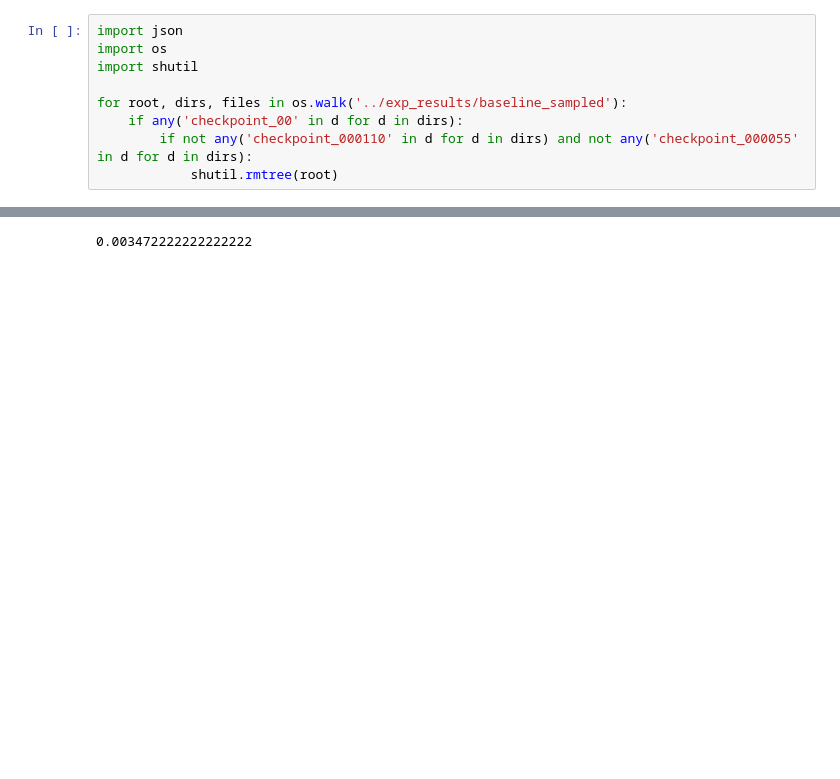
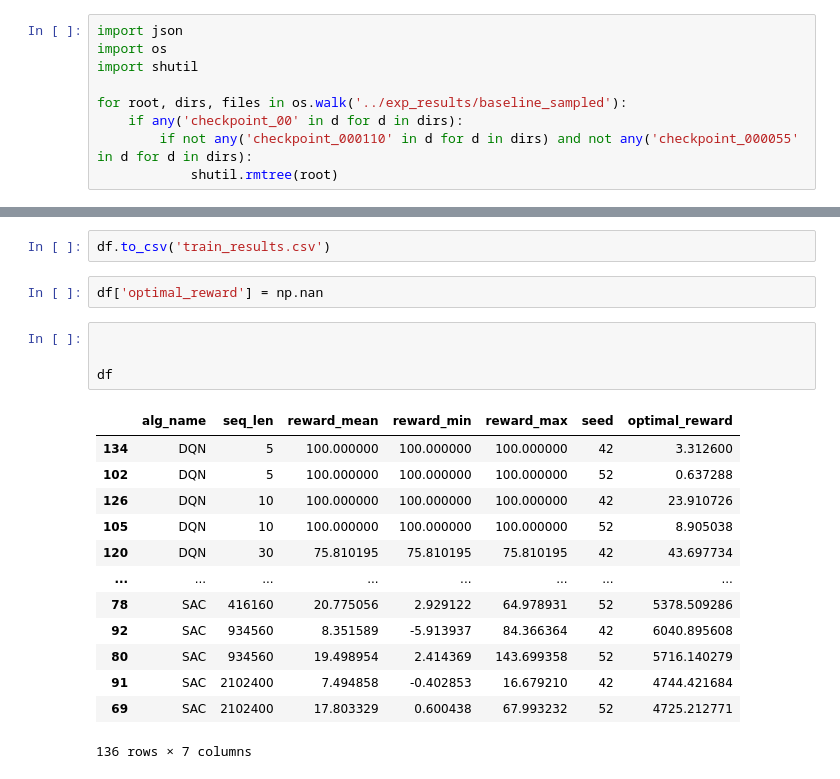
Before and after one commit to Fassty/diploma-thesis, a Jupyter notebook: notebooks/tensorboard_summarize.ipynb, the cells around one changed output, grey strips where cells are left out. Saved outputs shown, nothing was run; the diff lists cells and outputs as text; blank space fills up the shorter version.

```diff
--- a/notebooks/tensorboard_summarize.ipynb
+++ b/notebooks/tensorboard_summarize.ipynb
@@ -137,3 +188,22 @@ array([  5,  11,  25,  56, 127, 285, 641])
+# %%
+df.to_csv('train_results.csv')
+# %%
+df['optimal_reward'] = np.nan
 # %%
+
+
+df
 # %% [output]
+|  | alg_name | seq_len | reward_mean | reward_min | reward_max | seed | optimal_reward |
+| 134 | DQN | 5 | 100.000000 | 100.000000 | 100.000000 | 42 | 3.312600 |
+| 102 | DQN | 5 | 100.000000 | 100.000000 | 100.000000 | 52 | 0.637288 |
+| 126 | DQN | 10 | 100.000000 | 100.000000 | 100.000000 | 42 | 23.910726 |
+| 105 | DQN | 10 | 100.000000 | 100.000000 | 100.000000 | 52 | 8.905038 |
+| 120 | DQN | 30 | 75.810195 | 75.810195 | 75.810195 | 42 | 43.697734 |
+| ... | ... | ... | ... | ... | ... | ... | ... |
+| 78 | SAC | 416160 | 20.775056 | 2.929122 | 64.978931 | 52 | 5378.509286 |
+| 92 | SAC | 934560 | 8.351589 | -5.913937 | 84.366364 | 42 | 6040.895608 |
+| 80 | SAC | 934560 | 19.498954 | 2.414369 | 143.699358 | 52 | 5716.140279 |
+| 91 | SAC | 2102400 | 7.494858 | -0.402853 | 16.679210 | 42 | 4744.421684 |
+| 69 | SAC | 2102400 | 17.803329 | 0.600438 | 67.993232 | 52 | 4725.212771 |
-0.003472222222222222
+136 rows × 7 columns
```
Also changed, not shown: parts of 9 cells of this notebook, 4 other files.
